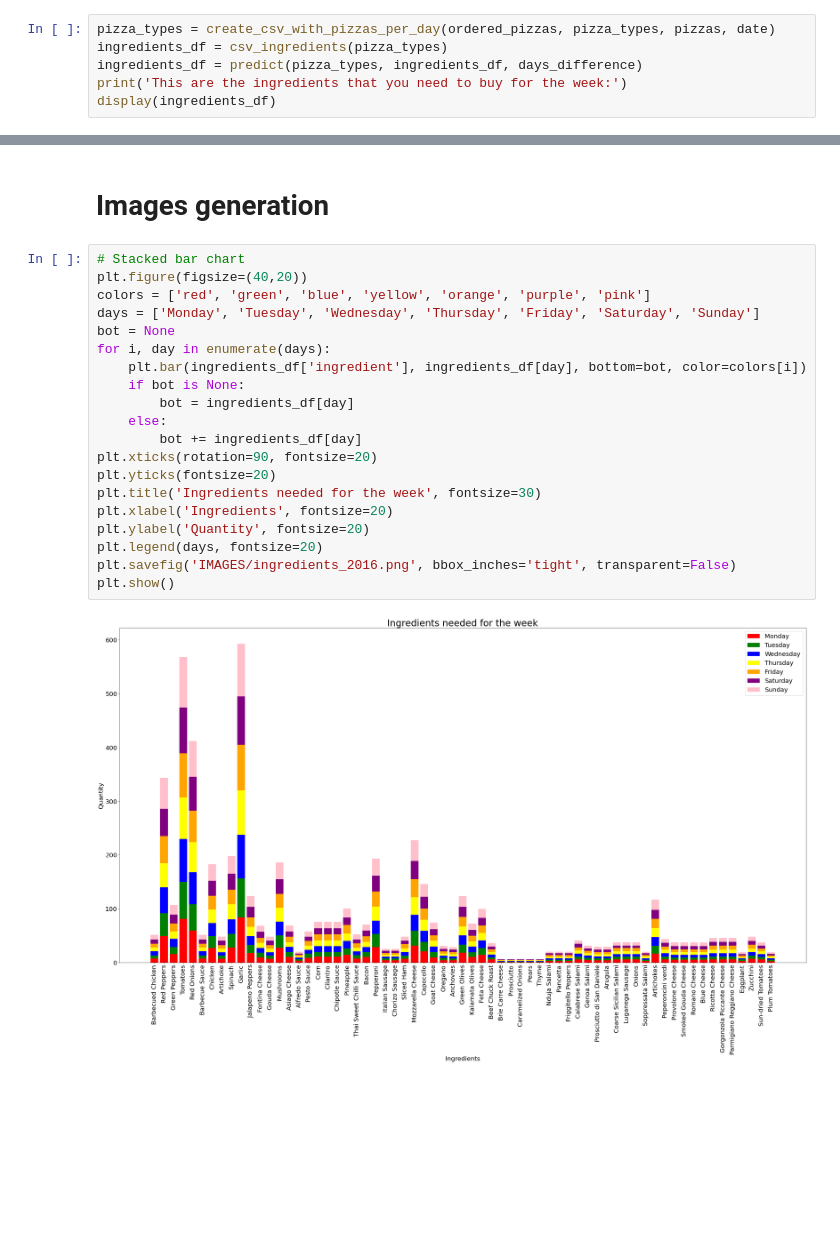
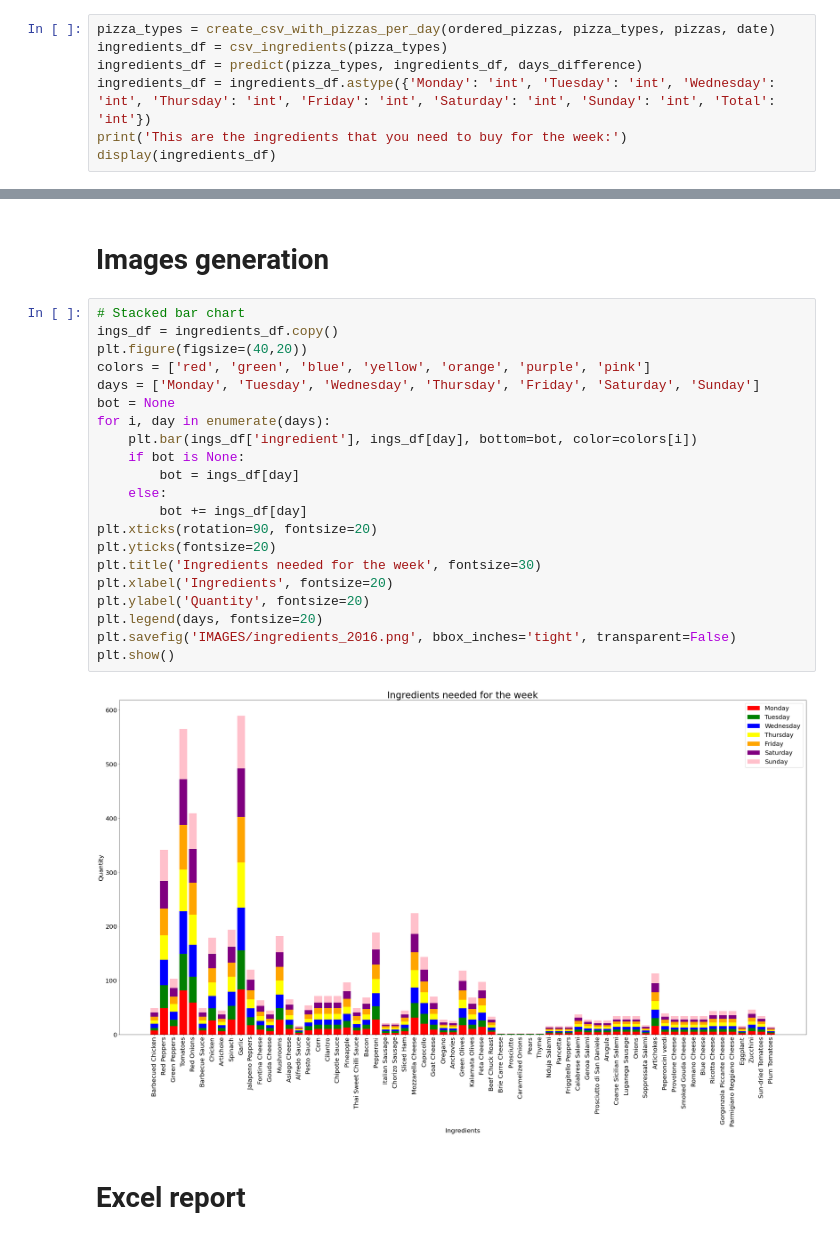
Before and after one commit to xAlexMGGx/Pizza_predicter, a Jupyter notebook: predict_pizzas_2016.ipynb, the cells around one changed output, grey strips where cells are left out. Drawn from its saved outputs; the diff is of its cells as text; blank space fills up the shorter version.

Commit message:
excel reports

```diff
--- a/predict_pizzas_2016.ipynb
+++ b/predict_pizzas_2016.ipynb
@@ -332,6 +334,7 @@ display(ordered_pizzas)
 pizza_types = create_csv_with_pizzas_per_day(ordered_pizzas, pizza_types, pizzas, date)
 ingredients_df = csv_ingredients(pizza_types)
 ingredients_df = predict(pizza_types, ingredients_df, days_difference)
+ingredients_df = ingredients_df.astype({'Monday': 'int', 'Tuesday': 'int', 'Wednesday': 'int', 'Thursday': 'int', 'Friday': 'int', 'Saturday': 'int', 'Sunday': 'int', 'Total': 'int'})
 print('This are the ingredients that you need to buy for the week:')
 display(ingredients_df)
 # %% [output]
@@ -376,23 +379,26 @@ with open('data_report_2016.xml', 'a') as f:
 # Images generation
 # %%
 # Stacked bar chart
+ings_df = ingredients_df.copy()
 plt.figure(figsize=(40,20))
 colors = ['red', 'green', 'blue', 'yellow', 'orange', 'purple', 'pink']
 days = ['Monday', 'Tuesday', 'Wednesday', 'Thursday', 'Friday', 'Saturday', 'Sunday']
 bot = None
 for i, day in enumerate(days):
-    plt.bar(ingredients_df['ingredient'], ingredients_df[day], bottom=bot, color=colors[i])
+    plt.bar(ings_df['ingredient'], ings_df[day], bottom=bot, color=colors[i])
     if bot is None:
-        bot = ingredients_df[day]
+        bot = ings_df[day]
     else:
-        bot += ingredients_df[day]
+        bot += ings_df[day]
 plt.xticks(rotation=90, fontsize=20)
 plt.yticks(fontsize=20)
 plt.title('Ingredients needed for the week', fontsize=30)
 plt.xlabel('Ingredients', fontsize=20)
 plt.ylabel('Quantity', fontsize=20)
 plt.legend(days, fontsize=20)
 plt.savefig('IMAGES/ingredients_2016.png', bbox_inches='tight', transparent=False)
 plt.show()
 # %% [output]
-[figure, old version]
+[figure, new version]
+# %% [markdown]
+# Excel report
```
Also changed, not shown: parts of 3 cells of this notebook, 7 other files.
